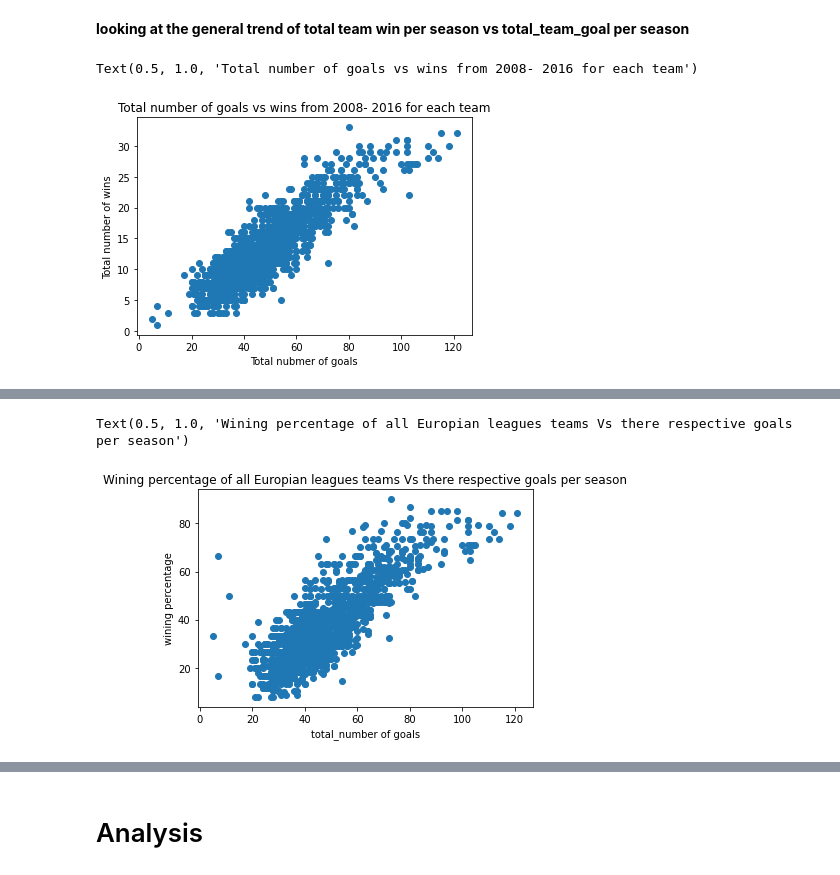
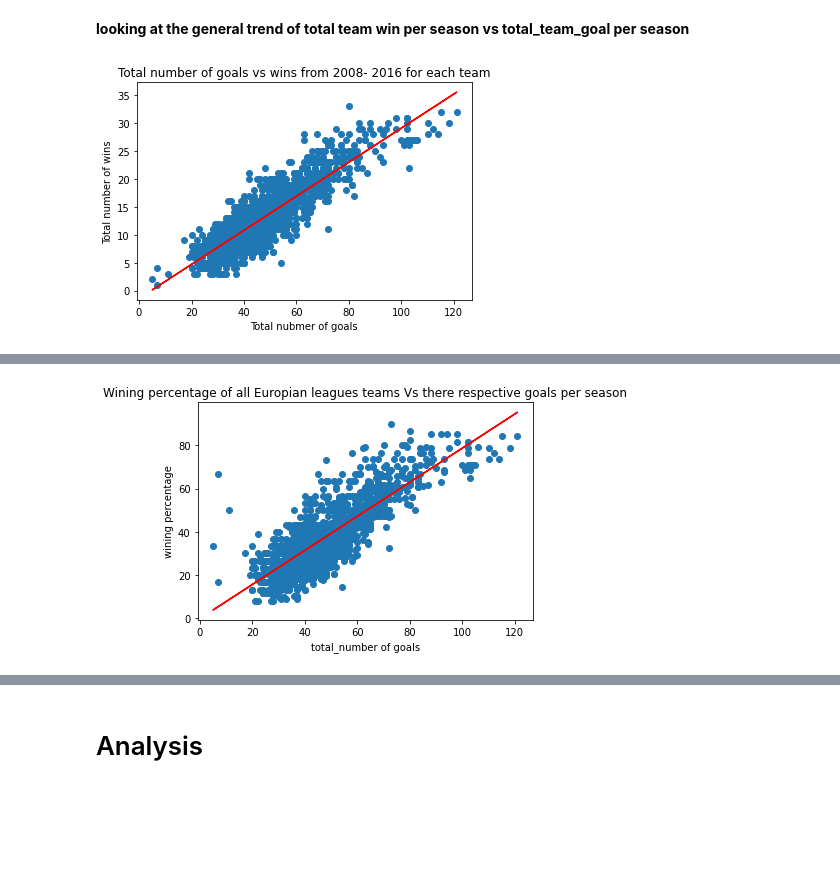
Before and after one commit to kgebrehi/European_Soccer_Analysis, a Jupyter notebook: cmsc320Final.ipynb, the cells around one changed output, grey strips where cells are left out. Saved outputs shown, nothing was run; the diff lists cells and outputs as text; code cells hidden in the pictures; blank space fills up the shorter version.

```diff
--- a/cmsc320Final.ipynb
+++ b/cmsc320Final.ipynb
@@ -1193,11 +1199,20 @@ plt.show()
 # %%
 plt.scatter(team_goal_won_total['goal_count_total'], team_goal_won_total['win_count_total'])
 plt.ylabel("Total number of wins")
 plt.xlabel("Total nubmer of goals")
 plt.title("Total number of goals vs wins from 2008- 2016 for each team")
+
+x= team_goal_won_total['goal_count_total'].values.reshape(-1,1)
+y= team_goal_won_total['win_count_total']
+reg_1 = LinearRegression()
+reg_1 = reg_1.fit(x, y)
+
+intercept= reg_1.intercept_
+slope= reg_1.coef_
+plt.plot(x, intercept + slope * x, 'red', label='reg')
+plt.show()
 # %% [output]
-Text(0.5, 1.0, 'Total number of goals vs wins from 2008- 2016 for each team')
-[figure, old version]
+[figure, new version]
 # %%
 team_goal_won_total['winning_percentage']= (team_goal_won_total['win_count_total'] / team_goal_won_total['game_count_total'])*100
 team_goal_won_total.head()
@@ -1213,9 +1228,18 @@ plt.scatter(team_goal_won_total['goal_count_total'], team_goal_won_total['winnin
 plt.ylabel("wining percentage")
 plt.xlabel("total_number of goals")
 plt.title("Wining percentage of all Europian leagues teams Vs there respective goals per season")
+
+x= team_goal_won_total['goal_count_total'].values.reshape(-1,1)
+y=team_goal_won_total['winning_percentage']
+reg_1 = LinearRegression()
+reg_1 = reg_1.fit(x,y)
+
+intercept= reg_1.intercept_
+slope= reg_1.coef_
+plt.plot(x, intercept + slope * x, 'red', label='reg')
+plt.show()
 # %% [output]
-Text(0.5, 1.0, 'Wining percentage of all Europian leagues teams Vs there respective goals per season')
-[figure, old version]
+[figure, new version]
 # %%
 a= team_goal_won_total.groupby(['leagueName'])
 
```
Also changed, not shown: parts of 32 cells of this notebook.
